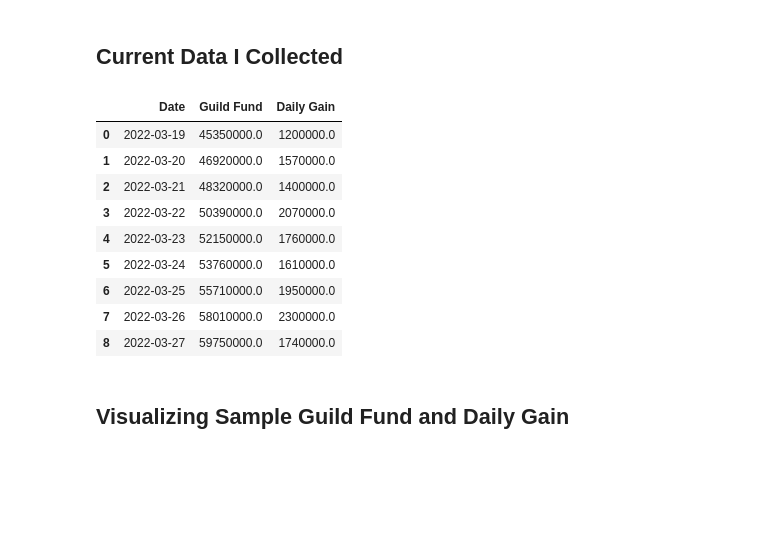
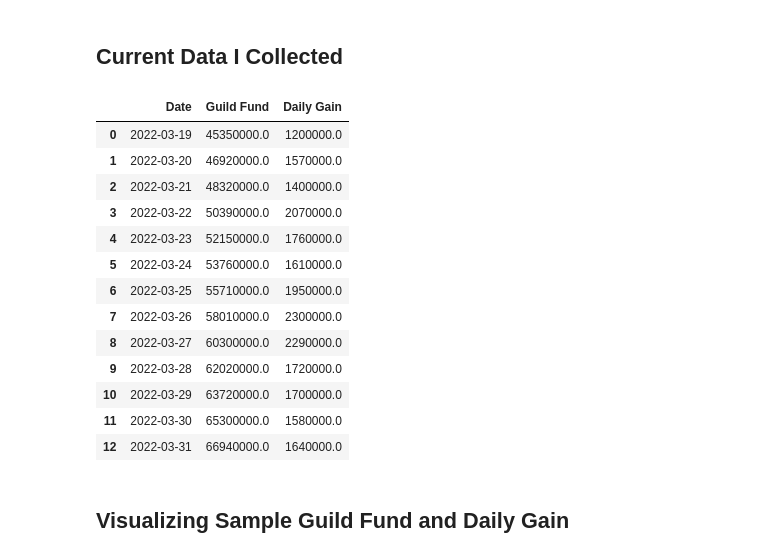
Before and after one commit to dlai211/personal, a Jupyter notebook: RO_genesis/Guild.ipynb, the cells around one changed output. Drawn from its saved outputs; the diff is of its cells as text; code cells hidden in the pictures; blank space fills up the shorter version.

```diff
--- a/RO_genesis/Guild.ipynb
+++ b/RO_genesis/Guild.ipynb
@@ -11,25 +11,39 @@ import pandas as pd
 # %% [markdown]
 ## Current Data I Collected
 # %%
-guild_fund = [6.091e7, 6.248e7, 6.388e7, 6.595e7, 6.771e7, 6.932e7, 7.127e7, 7.357e7, 7.531e7]
-guild_fund = [i-1.556e7 for i in guild_fund]
+guild_fund = [6.091e7, 6.248e7, 6.388e7, 6.595e7, 6.771e7, 6.932e7, 7.127e7, 7.357e7, 7.586e7]
+guild_fund_cont = [6.202e7, 6.372e7, 6.530e7, 6.694e7]
+
+guild_fund_fit = [i-1.556e7 for i in guild_fund]
+guild_fund_fit = guild_fund_fit + guild_fund_cont
+guild_fund = guild_fund + guild_fund_cont
+
 diff = np.diff(guild_fund).tolist()
+diff_fit = np.diff(guild_fund_fit).tolist()
+diff.insert(0,1.2e6)
+diff_fit.insert(0,1.2e6)
 num_day = len(guild_fund)
-diff.insert(0,1.2e6)
+
 data = {'Date': pd.date_range("3/19/2022", periods=num_day), 'Guild Fund': guild_fund, 'Daily Gain': diff}
+data_fit = {'Date': pd.date_range("3/19/2022", periods=num_day), 'Guild Fund': guild_fund_fit, 'Daily Gain': diff_fit}
 df = pd.DataFrame(data, index=None)
-df
+df_fit = pd.DataFrame(data_fit, index=None)
+df_fit
 # %% [output]
 |  | Date | Guild Fund | Daily Gain |
 | 0 | 2022-03-19 | 45350000.0 | 1200000.0 |
 | 1 | 2022-03-20 | 46920000.0 | 1570000.0 |
 | 2 | 2022-03-21 | 48320000.0 | 1400000.0 |
 | 3 | 2022-03-22 | 50390000.0 | 2070000.0 |
 | 4 | 2022-03-23 | 52150000.0 | 1760000.0 |
 | 5 | 2022-03-24 | 53760000.0 | 1610000.0 |
 | 6 | 2022-03-25 | 55710000.0 | 1950000.0 |
 | 7 | 2022-03-26 | 58010000.0 | 2300000.0 |
-| 8 | 2022-03-27 | 59750000.0 | 1740000.0 |
+| 8 | 2022-03-27 | 60300000.0 | 2290000.0 |
+| 9 | 2022-03-28 | 62020000.0 | 1720000.0 |
+| 10 | 2022-03-29 | 63720000.0 | 1700000.0 |
+| 11 | 2022-03-30 | 65300000.0 | 1580000.0 |
+| 12 | 2022-03-31 | 66940000.0 | 1640000.0 |
 # %% [markdown]
 ## Visualizing Sample Guild Fund and Daily Gain
 # %%
```
Also changed, not shown: parts of 3 cells of this notebook.
